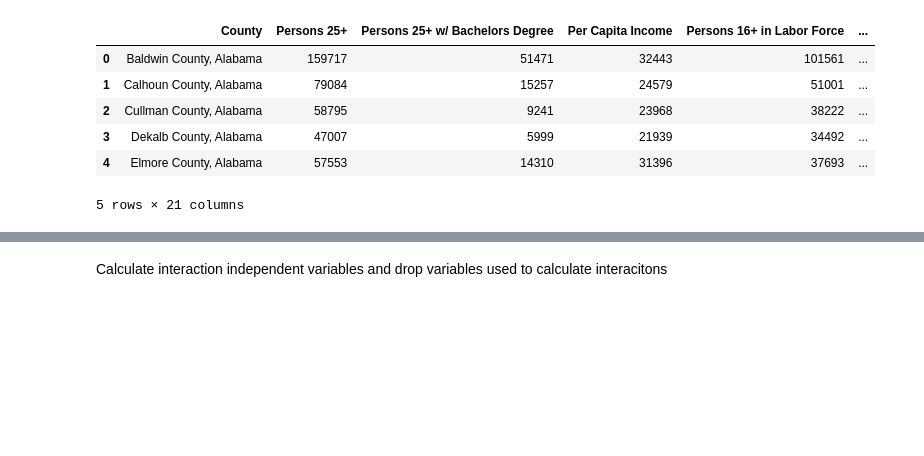
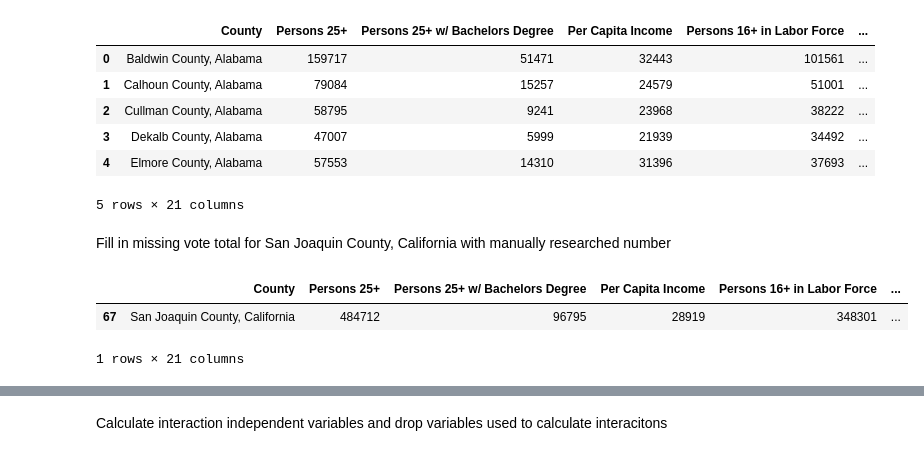
Before and after one commit to blantj/2020_pres_election_regression, a Jupyter notebook: Modeling.ipynb, the cells around one changed output, grey strips where cells are left out. Saved outputs shown, nothing was run; the diff lists cells and outputs as text; code cells hidden in the pictures; blank space fills up the shorter version.

```diff
--- a/Modeling.ipynb
+++ b/Modeling.ipynb
@@ -327,3 +330,12 @@ df.head()
 | 3 | Dekalb County, Alabama | 47007 | 5999 | 21939 | 34492 | ... |
 | 4 | Elmore County, Alabama | 57553 | 14310 | 31396 | 37693 | ... |
 5 rows × 21 columns
+# %% [markdown]
+Fill in missing vote total for San Joaquin County, California with manually researched number
+# %%
+df.loc[df[df['County']=='San Joaquin County, California'].index, 'Total Votes'] = 288492
+df[df['County']=='San Joaquin County, California']
+# %% [output]
+|  | County | Persons 25+ | Persons 25+ w/ Bachelors Degree | Per Capita Income | Persons 16+ in Labor Force | ... |
+| 67 | San Joaquin County, California | 484712 | 96795 | 28919 | 348301 | ... |
+1 rows × 21 columns
```
Also changed, not shown: parts of 17 cells of this notebook.
